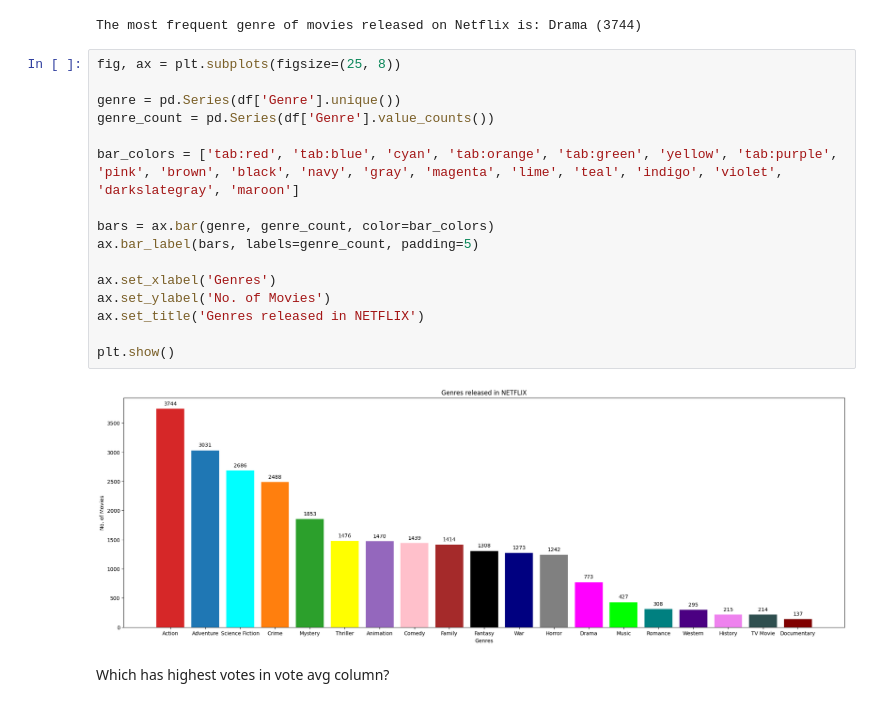
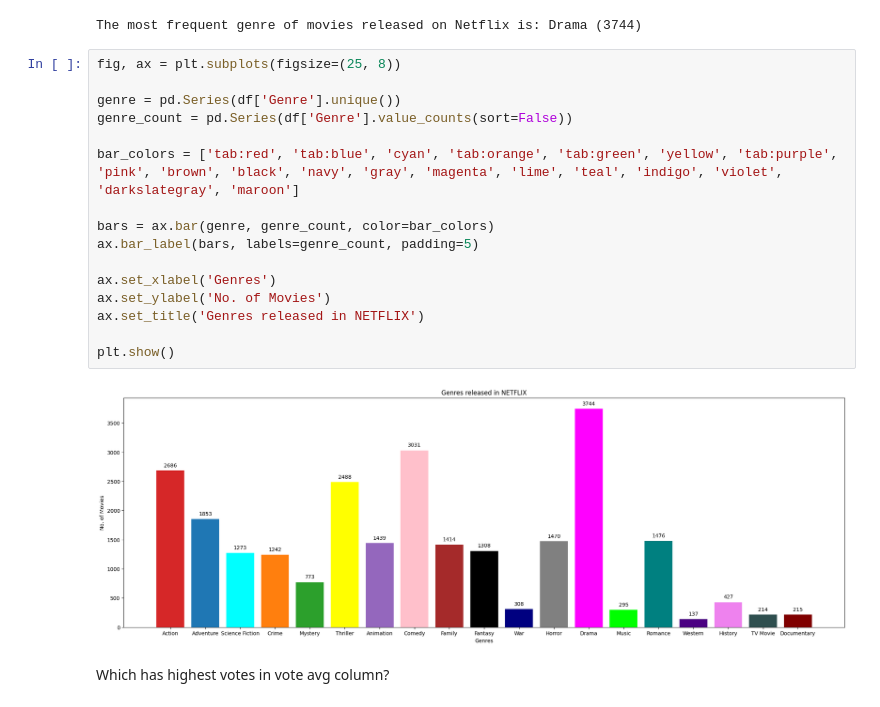
Before and after one commit to KBasu21/NETFLIX-Data-Analysis, a Jupyter notebook: main.ipynb, the cells around one changed output. Drawn from its saved outputs; the diff is of its cells as text.

```diff
--- a/main.ipynb
+++ b/main.ipynb
@@ -243,21 +243,21 @@ The most frequent genre of movies released on Netflix is: Drama (3744)
 # %%
 fig, ax = plt.subplots(figsize=(25, 8))
 
 genre = pd.Series(df['Genre'].unique())
-genre_count = pd.Series(df['Genre'].value_counts())
+genre_count = pd.Series(df['Genre'].value_counts(sort=False))
 
 bar_colors = ['tab:red', 'tab:blue', 'cyan', 'tab:orange', 'tab:green', 'yellow', 'tab:purple', 'pink', 'brown', 'black', 'navy', 'gray', 'magenta', 'lime', 'teal', 'indigo', 'violet', 'darkslategray', 'maroon']
 
 bars = ax.bar(genre, genre_count, color=bar_colors)
 ax.bar_label(bars, labels=genre_count, padding=5)
 
 ax.set_xlabel('Genres')
 ax.set_ylabel('No. of Movies')
 ax.set_title('Genres released in NETFLIX')
 
 plt.show()
 # %% [output]
-[figure, old version]
+[figure, new version]
 # %% [markdown]
 Which has highest votes in vote avg column?
 # %%
```
